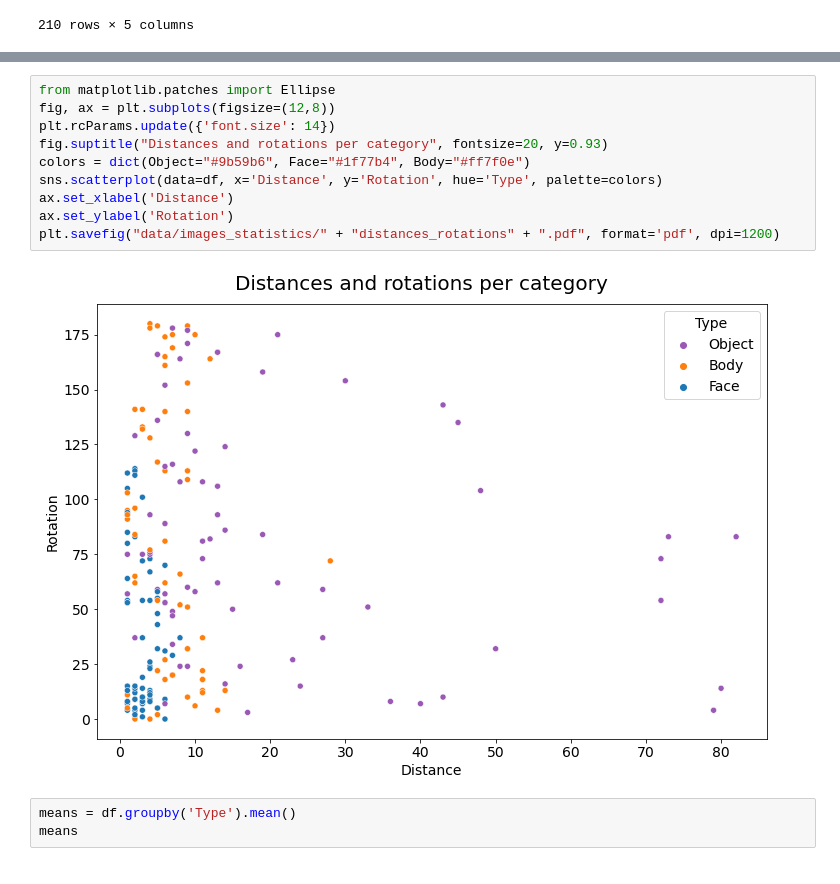
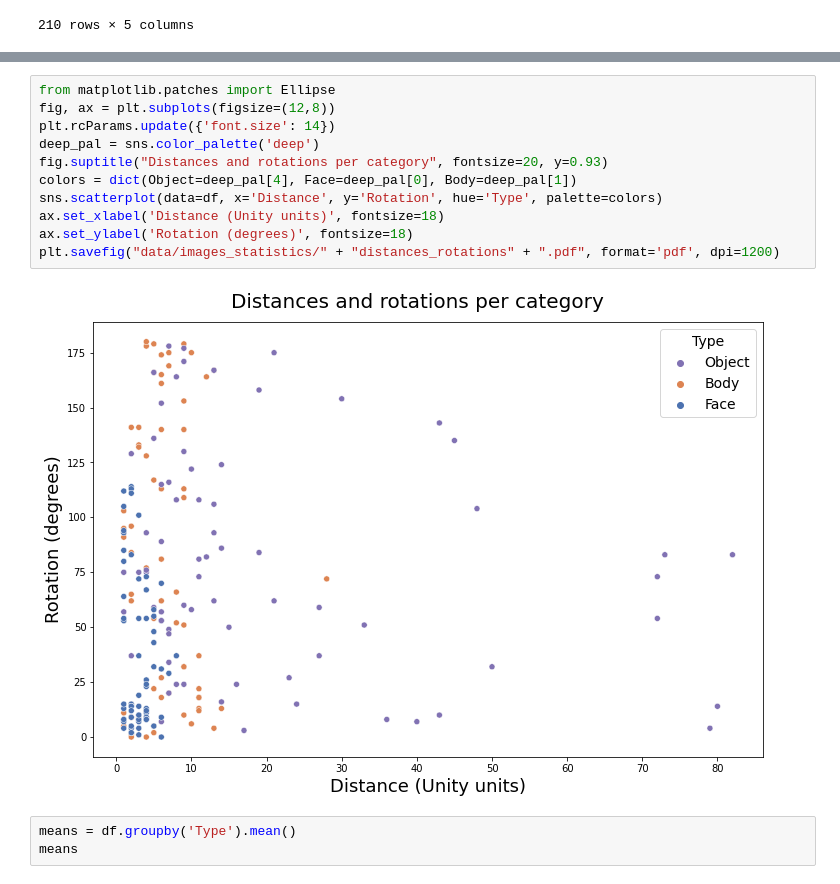
Before and after one commit to JohnMadrid/screenshots_processing, a Jupyter notebook: images_processing.ipynb, the cells around one changed output, grey strips where cells are left out. Drawn from its saved outputs; the diff is of its cells as text.

```diff
--- a/images_processing.ipynb
+++ b/images_processing.ipynb
@@ -200,15 +206,16 @@ df
 # %%
 from matplotlib.patches import Ellipse
 fig, ax = plt.subplots(figsize=(12,8))
 plt.rcParams.update({'font.size': 14})
+deep_pal = sns.color_palette('deep')
 fig.suptitle("Distances and rotations per category", fontsize=20, y=0.93)
-colors = dict(Object="#9b59b6", Face="#1f77b4", Body="#ff7f0e")
+colors = dict(Object=deep_pal[4], Face=deep_pal[0], Body=deep_pal[1])
 sns.scatterplot(data=df, x='Distance', y='Rotation', hue='Type', palette=colors)
-ax.set_xlabel('Distance')
-ax.set_ylabel('Rotation')
+ax.set_xlabel('Distance (Unity units)', fontsize=18)
+ax.set_ylabel('Rotation (degrees)', fontsize=18)
 plt.savefig("data/images_statistics/" + "distances_rotations" + ".pdf", format='pdf', dpi=1200)
 # %% [output]
-[figure, old version]
+[figure, new version]
 # %%
 means = df.groupby('Type').mean()
 means
```
Also changed, not shown: parts of 9 cells of this notebook, 4 other files.
